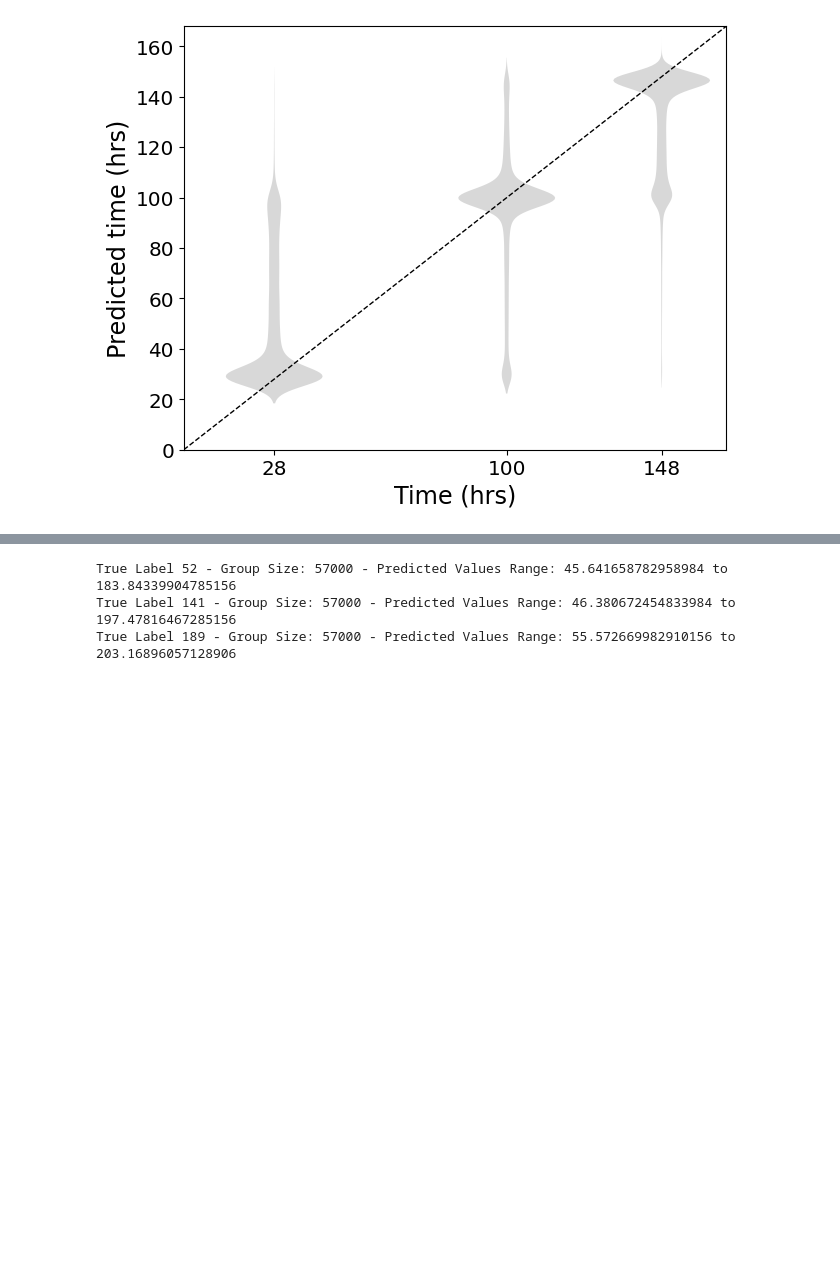
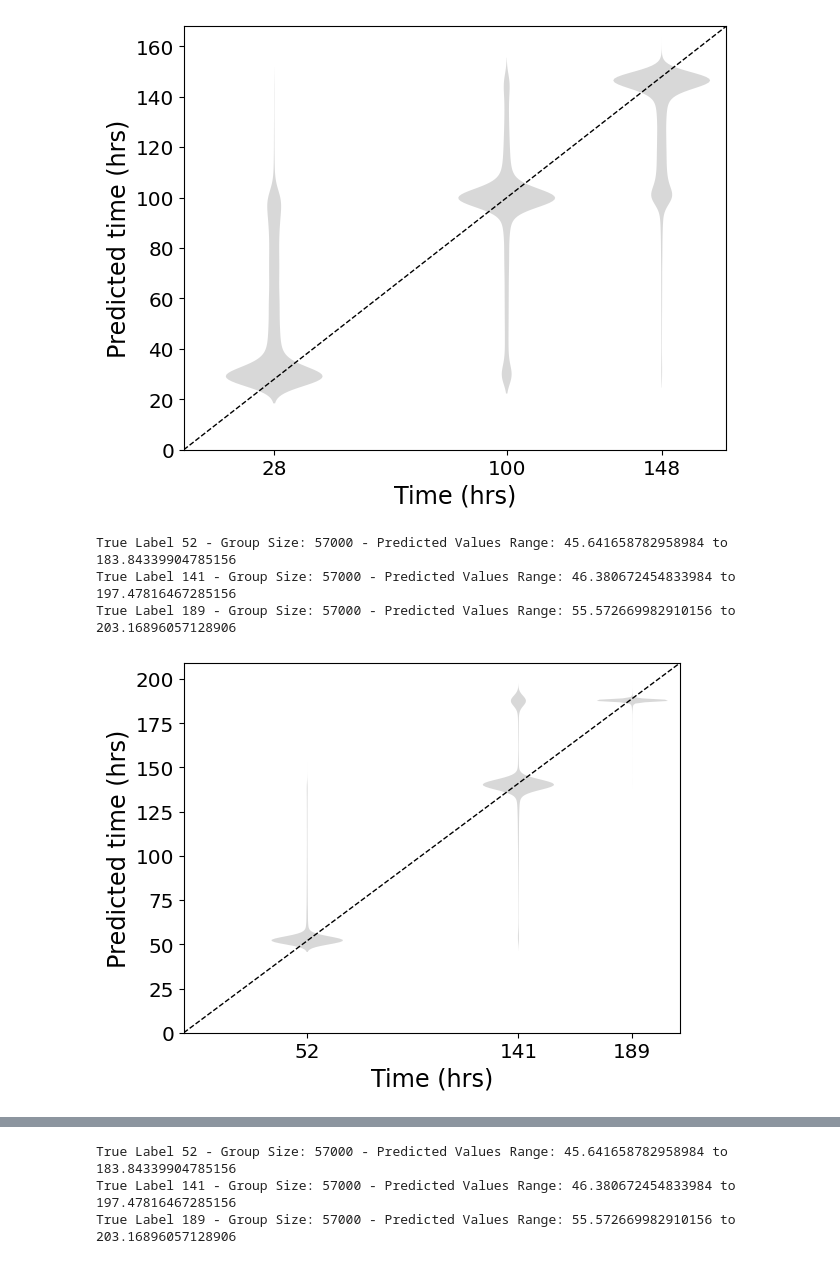
Before and after one commit to lbl-cbg/lmcontrol, a Jupyter notebook: notebooks/runs.ipynb, the cells around one changed output, grey strips where cells are left out. Drawn from its saved outputs; the diff is of its cells as text; code cells hidden in the pictures; blank space fills up the shorter version.

```diff
--- a/notebooks/runs.ipynb
+++ b/notebooks/runs.ipynb
@@ -82,0 +94,8 @@ True Label 148 - Group Size: 38000 - Predicted Values Range: 24.64922332763672 t
+# %%
+file_path = "/pscratch/sd/n/niranjan/output/ambr03/prediction_10_15_03_00.npz"
+plot_true_vs_pred_and_violin(file_path, [52, 141, 189])
+# %% [output]
+True Label 52 - Group Size: 57000 - Predicted Values Range: 45.641658782958984 to 183.84339904785156
+True Label 141 - Group Size: 57000 - Predicted Values Range: 46.380672454833984 to 197.47816467285156
+True Label 189 - Group Size: 57000 - Predicted Values Range: 55.572669982910156 to 203.16896057128906
+[figure, added]
```
Also changed, not shown: parts of 8 cells of this notebook.
